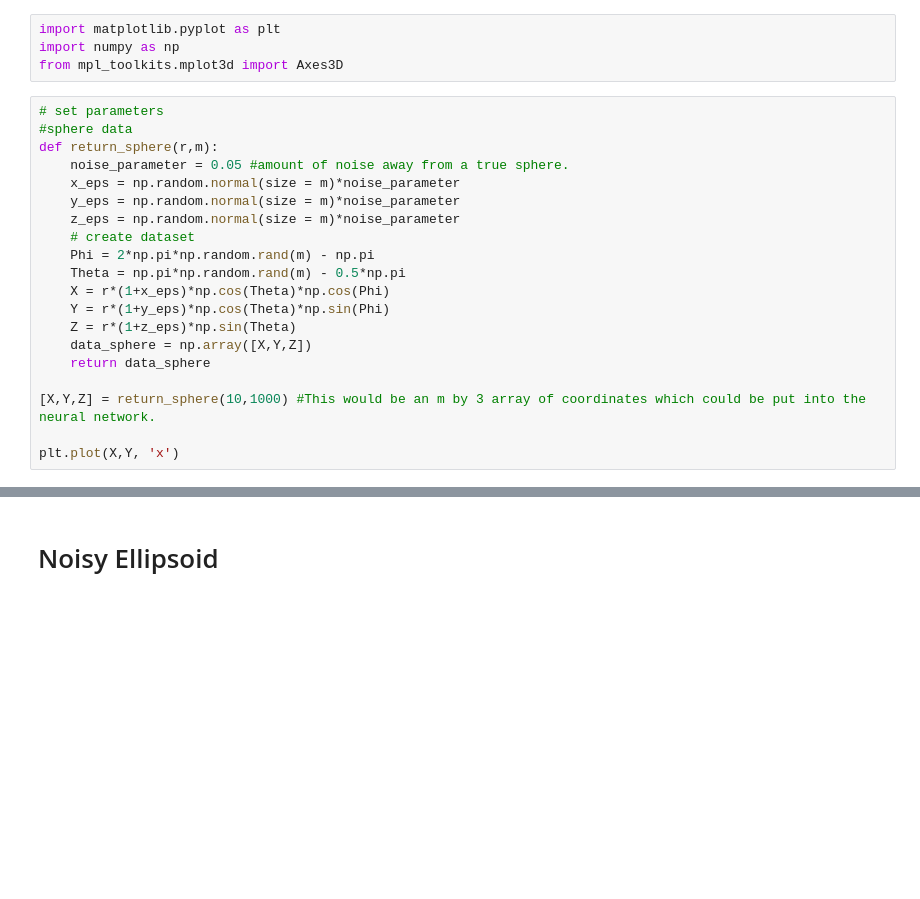
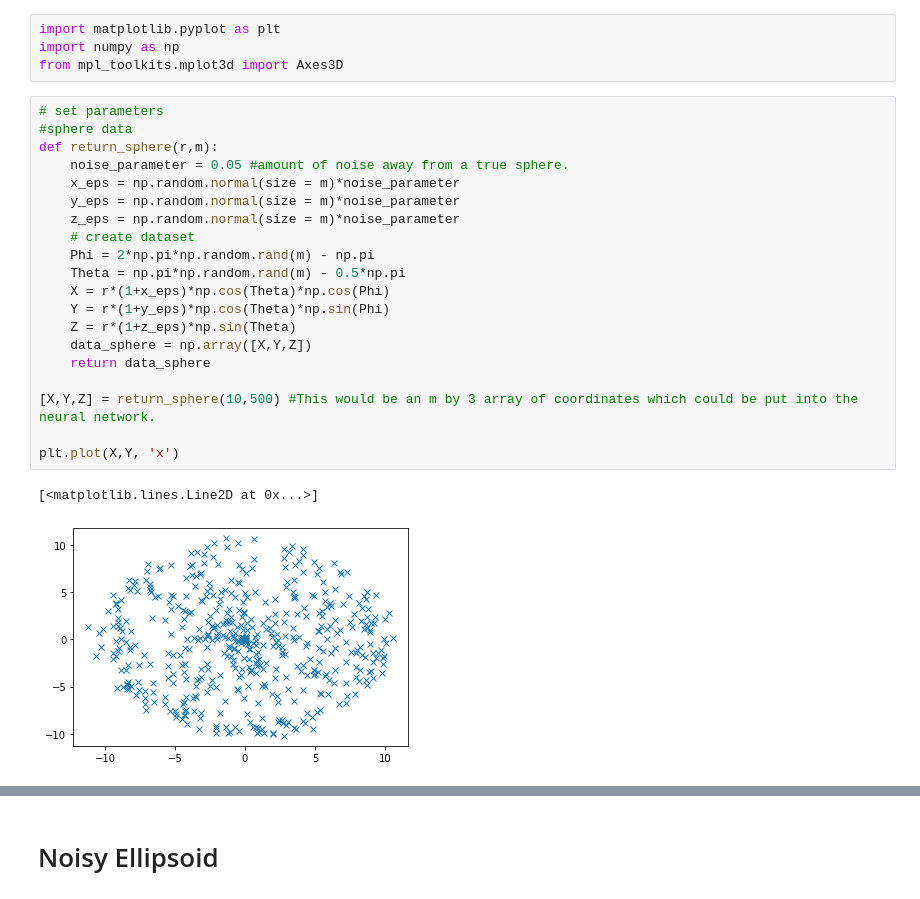
Before and after one commit to PAWhalley/Classification-of-Self-Assembled-Structures-using-Machine-Learning, a Jupyter notebook: Noisy Sampling.ipynb, the cells around one changed output, grey strips where cells are left out. Cells and saved outputs as stored; diff of their text form; blank space fills up the shorter version.

```diff
--- a/Noisy Sampling.ipynb
+++ b/Noisy Sampling.ipynb
@@ -7,23 +7,26 @@ from mpl_toolkits.mplot3d import Axes3D
 # %%
 # set parameters
 #sphere data
 def return_sphere(r,m):
     noise_parameter = 0.05 #amount of noise away from a true sphere.
     x_eps = np.random.normal(size = m)*noise_parameter
     y_eps = np.random.normal(size = m)*noise_parameter
     z_eps = np.random.normal(size = m)*noise_parameter
     # create dataset
     Phi = 2*np.pi*np.random.rand(m) - np.pi
     Theta = np.pi*np.random.rand(m) - 0.5*np.pi
     X = r*(1+x_eps)*np.cos(Theta)*np.cos(Phi)
     Y = r*(1+y_eps)*np.cos(Theta)*np.sin(Phi)
     Z = r*(1+z_eps)*np.sin(Theta)
     data_sphere = np.array([X,Y,Z])
     return data_sphere
 
-[X,Y,Z] = return_sphere(10,1000) #This would be an m by 3 array of coordinates which could be put into the neural network.
+[X,Y,Z] = return_sphere(10,500) #This would be an m by 3 array of coordinates which could be put into the neural network.
 
 plt.plot(X,Y, 'x')
+# %% [output]
+[<matplotlib.lines.Line2D at 0x...>]
+[figure, added]
 # %%
 fig = plt.figure()
 ax = plt.axes(projection='3d')
```
Also changed, not shown: parts of 12 cells of this notebook.
